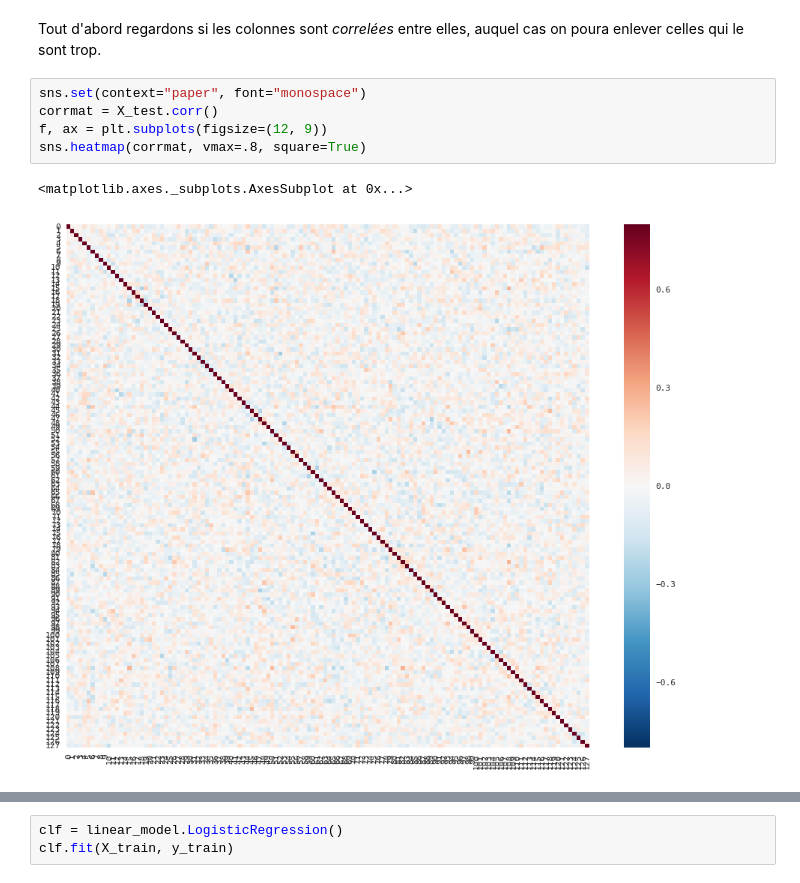
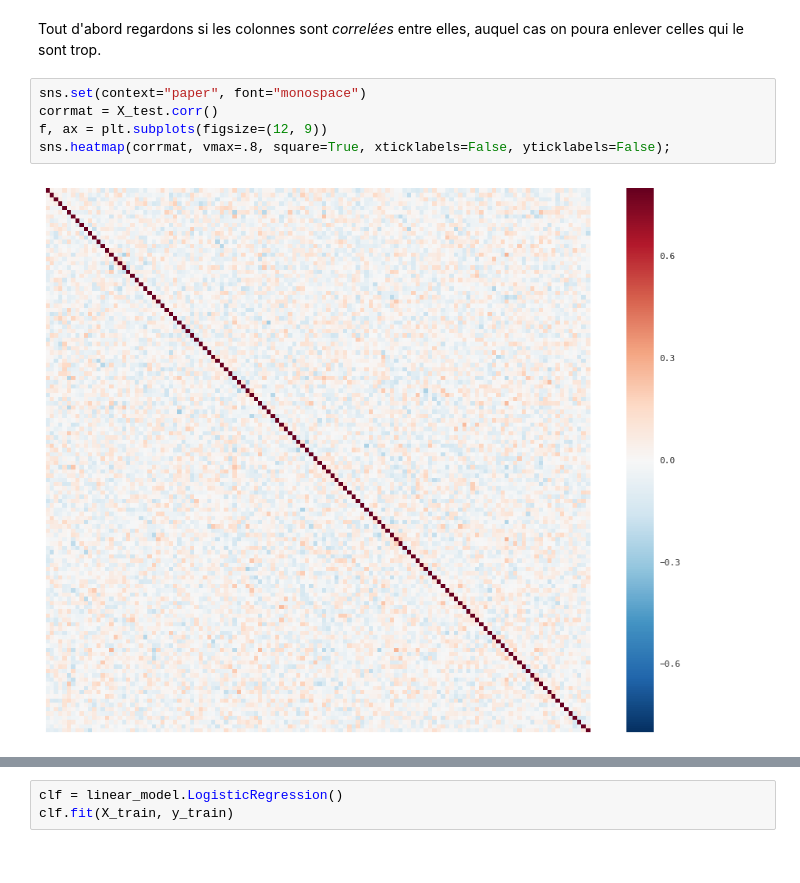
Before and after one commit to rvi008/Challenge-1, a Jupyter notebook: challenge/Challenge.ipynb, the cells around one changed output, grey strips where cells are left out. Cells and saved outputs as stored; diff of their text form.

```diff
--- a/challenge/Challenge.ipynb
+++ b/challenge/Challenge.ipynb
@@ -31,8 +31,7 @@ Tout d'abord regardons si les colonnes sont *correlées* entre elles, auquel cas
 # %%
 sns.set(context="paper", font="monospace")
 corrmat = X_test.corr()
 f, ax = plt.subplots(figsize=(12, 9))
-sns.heatmap(corrmat, vmax=.8, square=True)
+sns.heatmap(corrmat, vmax=.8, square=True, xticklabels=False, yticklabels=False);
 # %% [output]
-<matplotlib.axes._subplots.AxesSubplot at 0x...>
-[figure, old version]
+[figure, new version]
```
Also changed, not shown: parts of 5 cells of this notebook, 1 other file.
